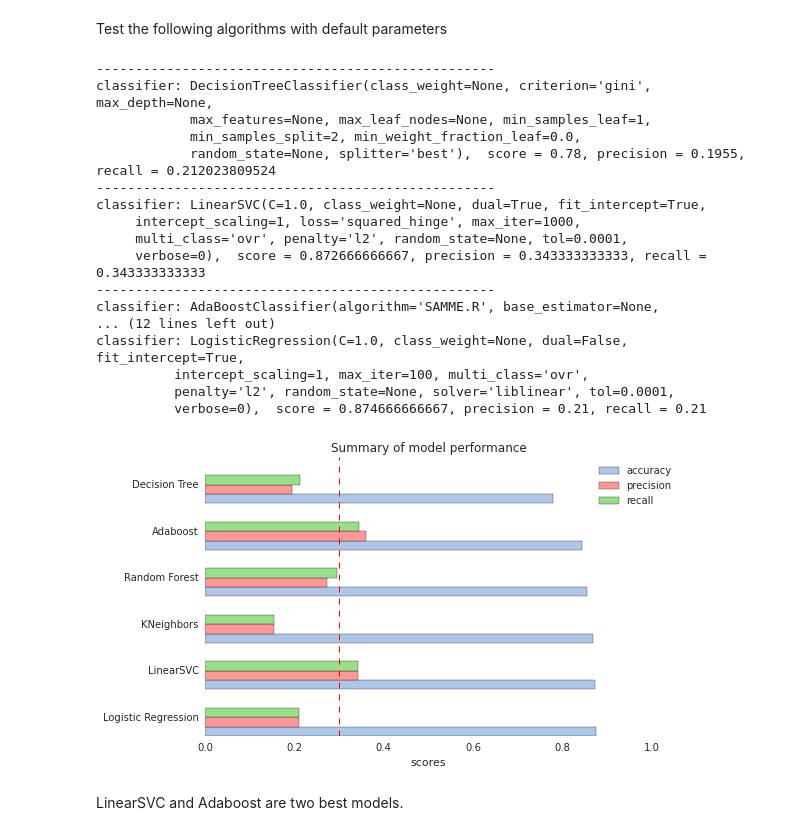
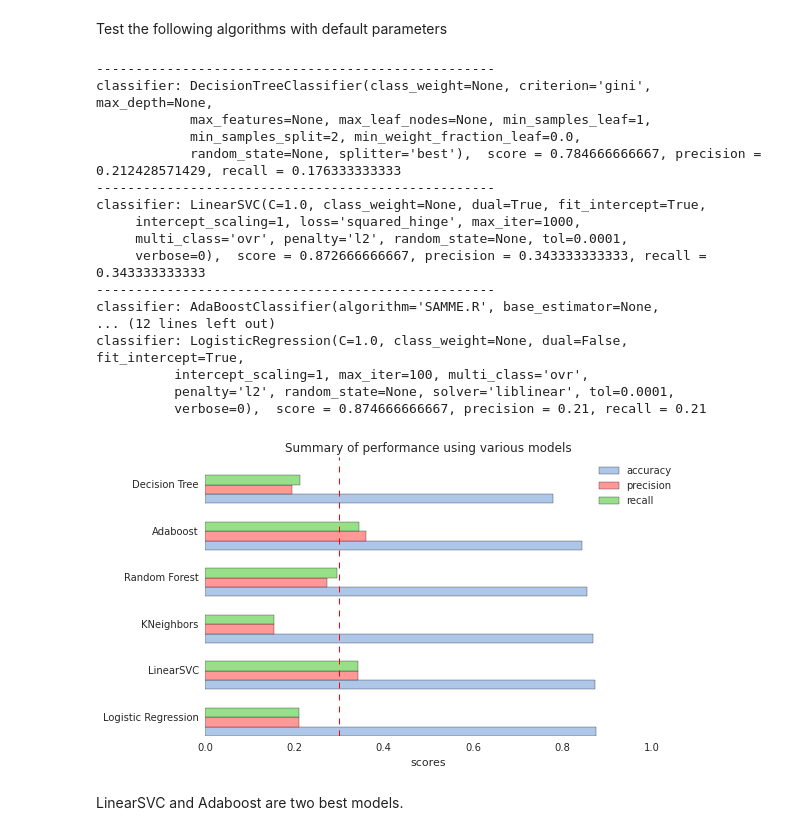
Before and after one commit to cyuancheng/Intro-Machine-Learning, a Jupyter notebook: Project4_ML_workflow.ipynb, the cells around one changed output. Drawn from its saved outputs; the diff is of its cells as text; code cells hidden in the pictures.

```diff
--- a/Project4_ML_workflow.ipynb
+++ b/Project4_ML_workflow.ipynb
@@ -584,8 +576,10 @@ def evaluate_model(model, features, labels, score , cv):
 # %%
 # prepare the data in dictionary
 
+from poi_dataprocess import *
+
 features, labels, features_df_scaled, labels_df = \
-prep_features(df2, selected_features)
+prep_features1(df2, selected_features, True)
 
 cv = StratifiedShuffleSplit(labels_df, n_iter=100, test_size=0.1, random_state = 42)
 # preliminary test for selected classifiers
@@ -607,7 +601,7 @@ for clf in models:
 classifier: DecisionTreeClassifier(class_weight=None, criterion='gini', max_depth=None,
             max_features=None, max_leaf_nodes=None, min_samples_leaf=1,
             min_samples_split=2, min_weight_fraction_leaf=0.0,
-            random_state=None, splitter='best'),  score = 0.78, precision = 0.1955, recall = 0.212023809524
+            random_state=None, splitter='best'),  score = 0.784666666667, precision = 0.212428571429, recall = 0.176333333333
 ---------------------------------------------------
 classifier: LinearSVC(C=1.0, class_weight=None, dual=True, fit_intercept=True,
      intercept_scaling=1, loss='squared_hinge', max_iter=1000,
@@ -623,37 +617,35 @@ classifier: LogisticRegression(C=1.0, class_weight=None, dual=False, fit_interce
 # %%
 import pandas as pd
 import matplotlib.pyplot as plt
 import numpy as np
 
 df_figure = pd.DataFrame(dict(names=['Logistic Regression','LinearSVC','KNeighbors',
                                      'Random Forest', 'Adaboost', 'Decision Tree'],
                            accuracy=[0.8747, 0.8727, 0.8680,0.8547,0.8440,0.7800 ],
                            precision=[0.2100, 0.3433,0.155,.272,0.3598,0.1955],
                            recall = [0.21,0.3433, 0.1550, 0.2961, .3448,.212]
                            ) )
 
 ind = np.arange(len(df_figure))
 width = 0.2
 
 fig, ax = plt.subplots(figsize=(8,5))
 
 ax.barh(ind, df_figure.accuracy, width, color=tableau20[1], label='accuracy')
 ax.barh(ind + width, df_figure.precision, width, color=tableau20[7], label='precision')
 ax.barh(ind + width*2, df_figure.recall, width, color=tableau20[5], label='recall')
-#ax.barh(ind + width*3, df_figure.F1, width, color=tableau20[7], label='F1')
-#ax.barh(ind + width*4, df_figure.F2, width, color=tableau20[9], label='F2')
 plt.axvline(x=0.3, ymin=0, ymax = 1, linewidth=1, color='red', ls='dashed')
 
 ax.set(yticks= ind + 2*width, yticklabels=df_figure.names,
        xlim = [0,1], ylim=[5*width - 1, len(df_figure)],
-      xlabel = "scores", title = 'Summary of model performance')
+      xlabel = "scores", title = 'Summary of performance using various models')
 
 plt.legend(bbox_to_anchor=(0.95, 0.9),
            bbox_transform=plt.gcf().transFigure)
 
 plt.show()
 # %% [output]
-[figure, old version]
+[figure, new version]
 # %% [markdown]
 LinearSVC and Adaboost are two best models.
 # %% [markdown]
```
Also changed, not shown: parts of 4 cells of this notebook, 2 other files.
